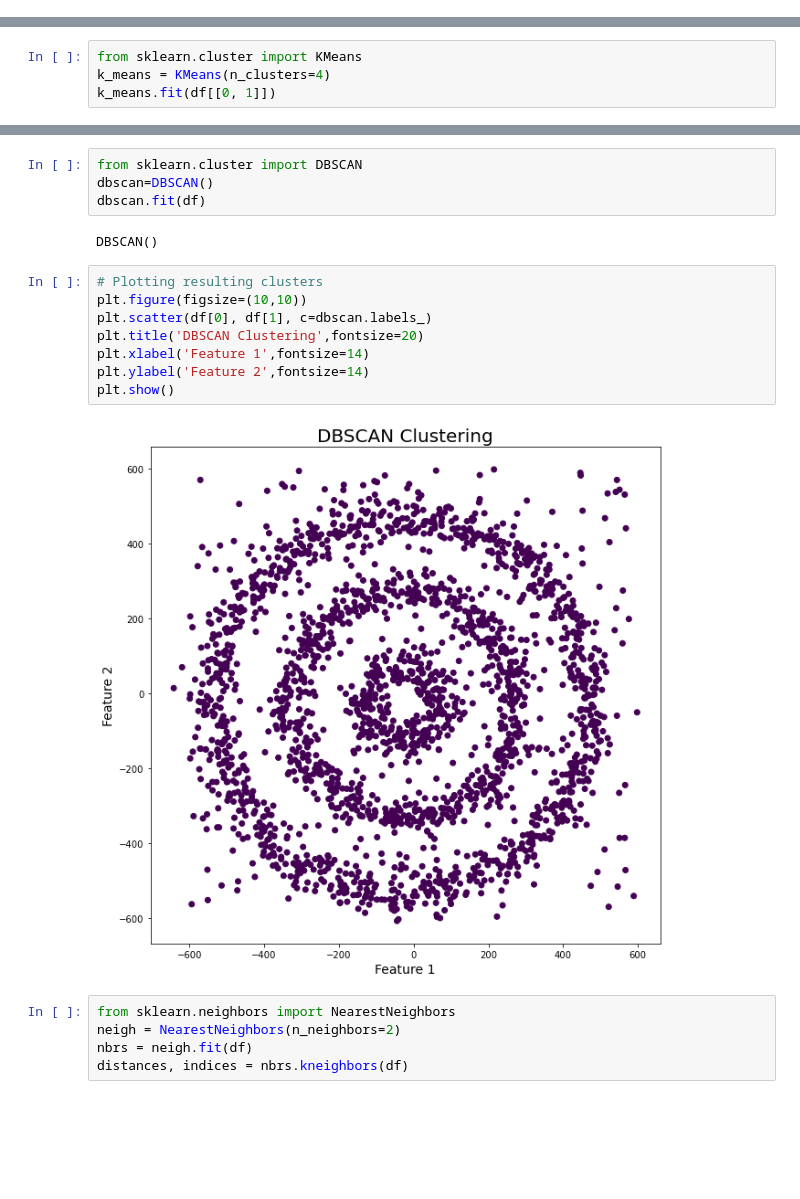
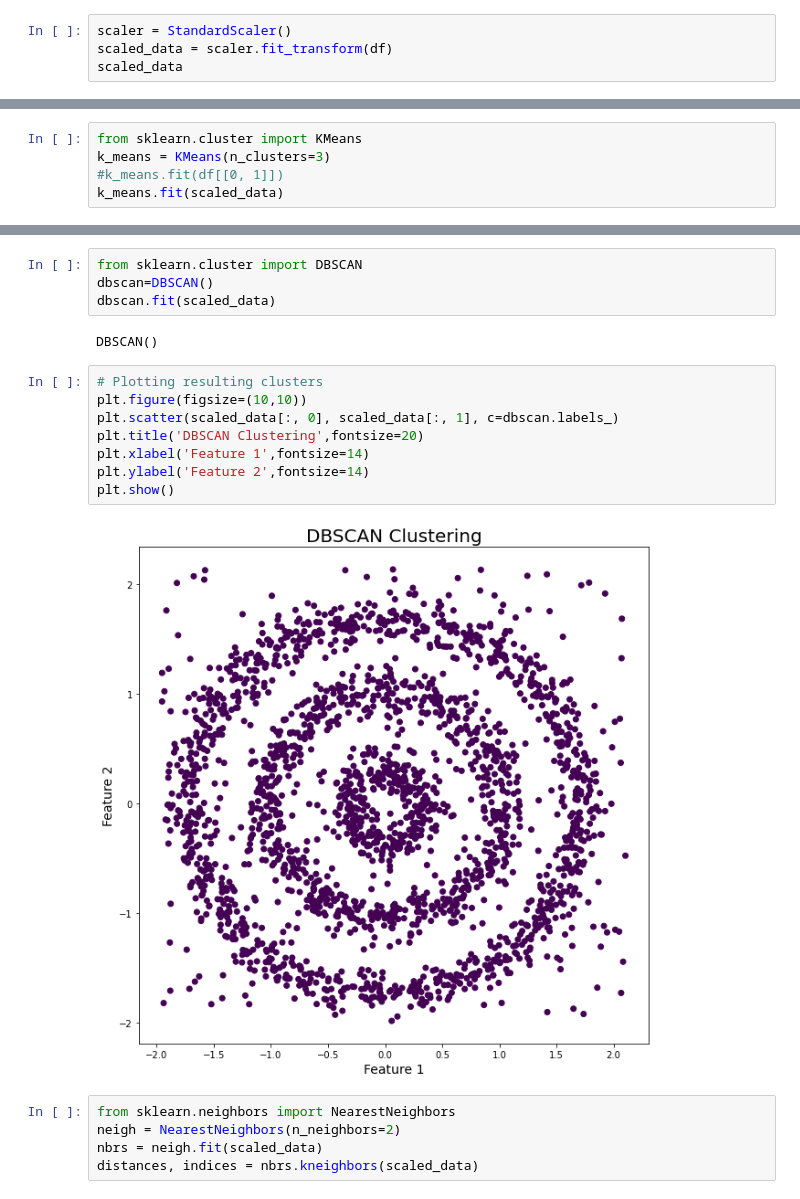
Before and after one commit to arjunc12/cmpinf2120-notebooks, a Jupyter notebook: Unsupervised-Learning/dbscan-clustering.ipynb, the cells around one changed output, grey strips where cells are left out. Cells and saved outputs as stored; diff of their text form; blank space fills up the shorter version.

```diff
--- a/Unsupervised-Learning/dbscan-clustering.ipynb
+++ b/Unsupervised-Learning/dbscan-clustering.ipynb
@@ -43 +44,5 @@ df
 2300 rows × 2 columns
+# %%
+scaler = StandardScaler()
+scaled_data = scaler.fit_transform(df)
+scaled_data
@@ -53,5 +67,6 @@ Text(0, 0.5, 'Feature 2')
 # %%
 from sklearn.cluster import KMeans
-k_means = KMeans(n_clusters=4)
-k_means.fit(df[[0, 1]])
+k_means = KMeans(n_clusters=3)
+#k_means.fit(df[[0, 1]])
+k_means.fit(scaled_data)
 # %% [output]
@@ -92,24 +107,24 @@ Text(0, 0.5, 'Feature 2')
 # %%
 from sklearn.cluster import DBSCAN
 dbscan=DBSCAN()
-dbscan.fit(df)
+dbscan.fit(scaled_data)
 # %% [output]
 DBSCAN()
 # %%
 # Plotting resulting clusters
 plt.figure(figsize=(10,10))
-plt.scatter(df[0], df[1], c=dbscan.labels_)
+plt.scatter(scaled_data[:, 0], scaled_data[:, 1], c=dbscan.labels_)
 plt.title('DBSCAN Clustering',fontsize=20)
 plt.xlabel('Feature 1',fontsize=14)
 plt.ylabel('Feature 2',fontsize=14)
 plt.show()
 # %% [output]
-[figure, old version]
+[figure, new version]
 # %%
 from sklearn.neighbors import NearestNeighbors
 neigh = NearestNeighbors(n_neighbors=2)
-nbrs = neigh.fit(df)
-distances, indices = nbrs.kneighbors(df)
+nbrs = neigh.fit(scaled_data)
+distances, indices = nbrs.kneighbors(scaled_data)
 # %%
 # Plotting K-distance Graph
 distances = np.sort(distances, axis=0)
```
Also changed, not shown: parts of 12 cells of this notebook, 2 other files.
